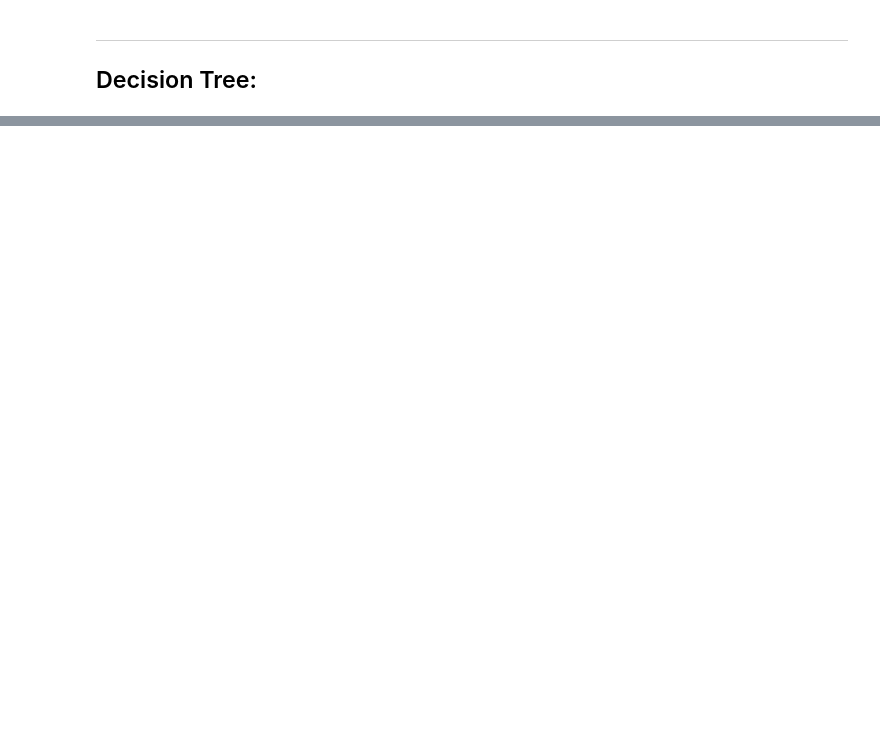
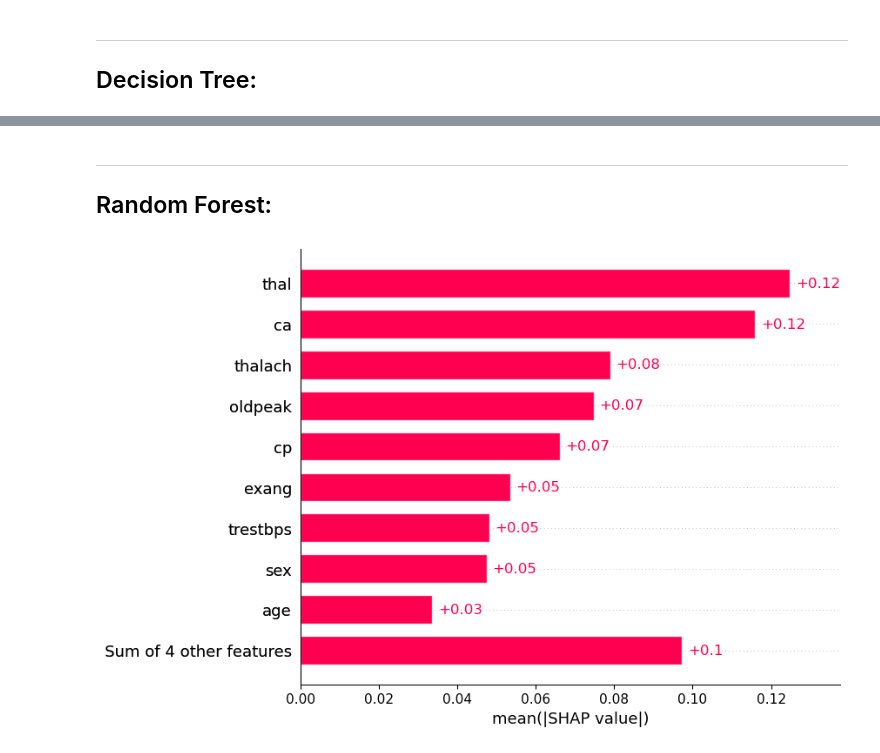
Before and after one commit to alicevk/GP-comparative-analysis, a Jupyter notebook: 5-SHAP-Values/3.1-SHAP-eager-learners-I.ipynb, the cells around one changed output, grey strips where cells are left out. Saved outputs shown, nothing was run; the diff lists cells and outputs as text; code cells hidden in the pictures; blank space fills up the shorter version.

```diff
--- a/5-SHAP-Values/3.1-SHAP-eager-learners-I.ipynb
+++ b/5-SHAP-Values/3.1-SHAP-eager-learners-I.ipynb
@@ -169,0 +172,49 @@ shap.plots.beeswarm(shap_values)
+# %% [markdown]
+<hr>
+
+## Random Forest:
+# %%
+# ---------------------------------------------------------------------------- #
+#                                     MODEL                                    #
+# ---------------------------------------------------------------------------- #
+
+# Load best model parameters
+with open('../4-Alternative-Models/params/RF-params.json') as f:
+    best_parameters = json.load(f)
+
+# Create model
+model = RandomForestClassifier(random_state=Random_Seed, **best_parameters)
+
+# Define pipeline depending on whether PCA is requested or not
+if PC_Features:
+    steps = [
+        ('preprocessor', preprocessor),
+        ('pca', PCA(n_components=12)),
+        ('RF-classifier', model)
+    ]
+else:
+    steps = [
+        ('preprocessor', preprocessor),
+        ('RF-classifier', model)
+    ]
+
+pipeline = Pipeline(steps)
+
+# Train model
+trained_model = pipeline.fit(X, y)
+# %%
+# ---------------------------------------------------------------------------- #
+#                                  SHAP Values                                 #
+# ---------------------------------------------------------------------------- #
+
+# Sample
+X100 = shap.utils.sample(X, 100)
+
+# Calculate SHAP values
+explainer = shap.Explainer(trained_model.predict, X100)
+shap_values = explainer(X)
+# %%
+# Vizualize
+shap.plots.bar(shap_values)
+# %% [output]
+[figure, added]
```
Also changed, not shown: parts of 9 cells of this notebook.
